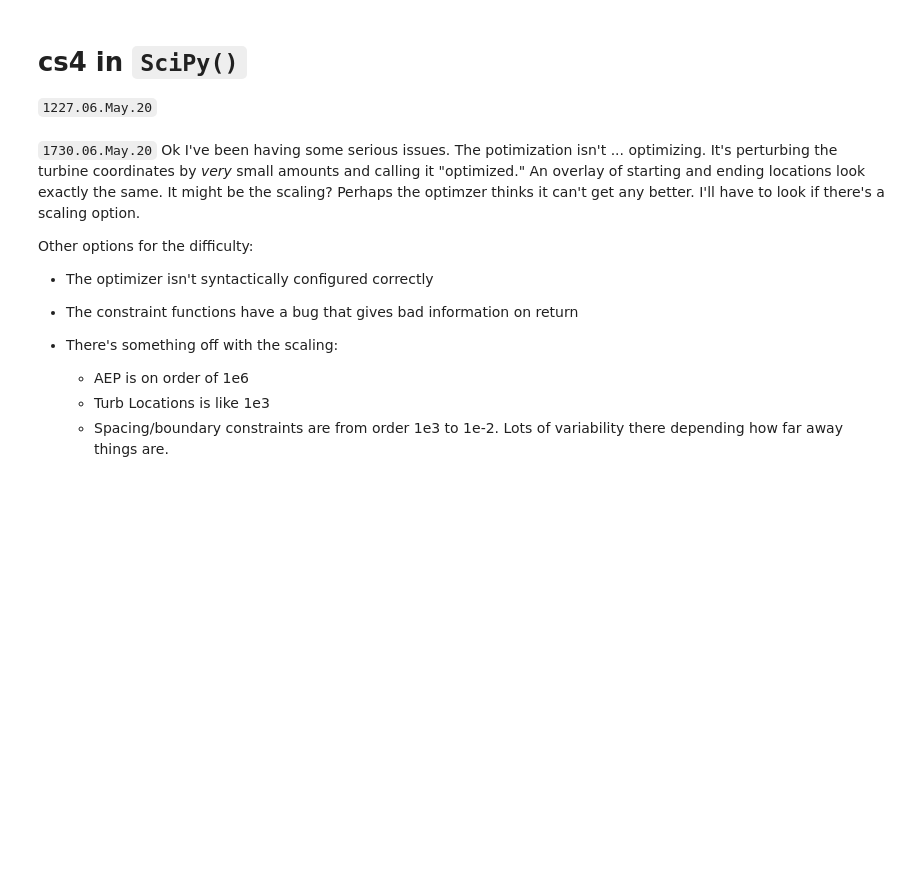
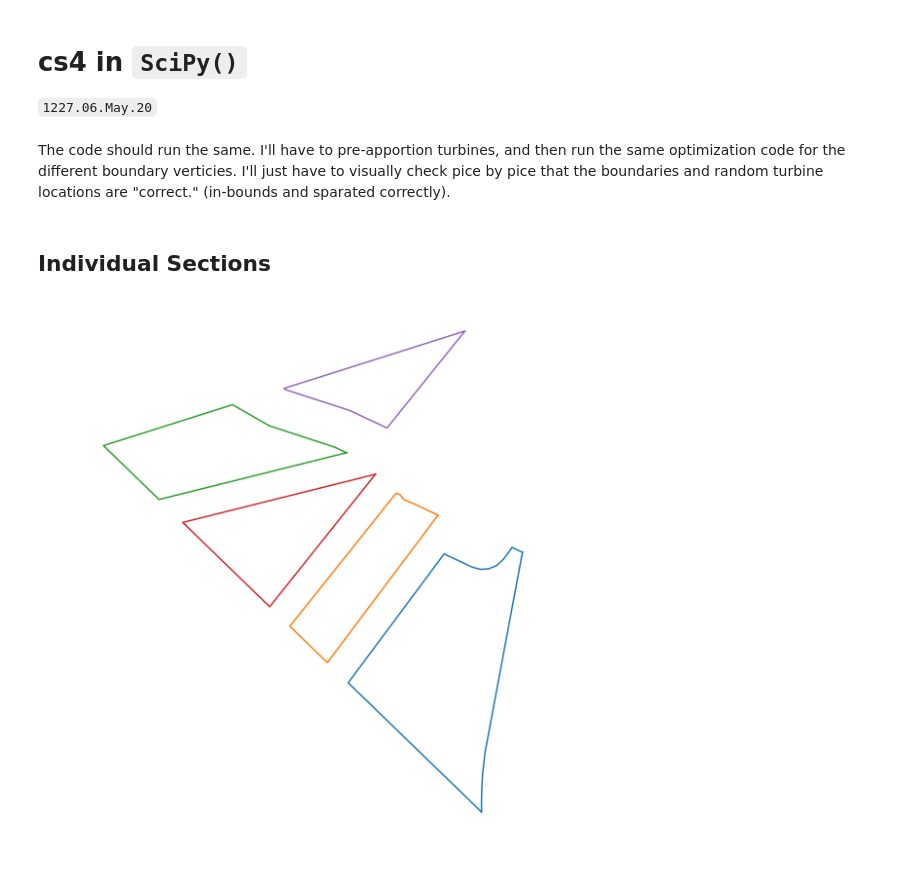
Before and after one commit to byuflowlab/iea37-casestudies-extrafiles, a Jupyter notebook: cs3-4/optimo-attempt-baker/notebook-scipy/bakerIEA37cs3-09-cs3workout.ipynb, the cells around one changed output. Drawn from its saved outputs; the diff is of its cells as text; code cells hidden in the pictures; blank space fills up the shorter version.

```diff
--- a/cs3-4/optimo-attempt-baker/notebook-scipy/bakerIEA37cs3-09-cs3workout.ipynb
+++ b/cs3-4/optimo-attempt-baker/notebook-scipy/bakerIEA37cs3-09-cs3workout.ipynb
@@ -47,16 +217,42 @@ In trying to transfer files to the workstation I realized everything is abit dou
 # cs4 in `SciPy()`
 
 `1227.06.May.20`
-# %% [markdown]
-`1730.06.May.20` Ok I've been having some serious issues. The potimization isn't ... optimizing. It's perturbing the turbine coordinates by *very* small amounts and calling it "optimized." An overlay of starting and ending locations look exactly the same. It might be the scaling? Perhaps the optimzer thinks it can't get any better. I'll have to look if there's a scaling option.
-
-Other options for the difficulty:
-
-- The optimizer isn't syntactically configured correctly
-
-- The constraint functions have a bug that gives bad information on return
-
-- There's something off with the scaling:
-   - AEP is on order of 1e6
-   - Turb Locations is like 1e3
-   - Spacing/boundary constraints are from order 1e3 to 1e-2. Lots of variability there depending how far away things are.
+# %% [markdown]
+The code should run the same. I'll have to pre-apportion turbines, and then run the same optimization code for the different boundary verticies. I'll just have to visually check pice by pice that the boundaries and random turbine locations are "correct." (in-bounds and sparated correctly).
+# %% [markdown]
+## Individual Sections
+# %%
+#-- Load all section vertices --#
+# Run the code previously written
+%run "../baker_cs34_functions.py"
+numGridLines = 25                   # How many gridlines we'll use for the visualization
+
+#- Rip the boundary coordinates from the .yaml file -#
+fn = "../../startup-files/iea37-boundary-cs4.yaml"
+[coordList3a, coordList3b, coordList4a, coordList4b, coordList4c] = getTurbAtrbtCs4YAML(fn)
+#print(coordList3a)
+#print(coordList3b)
+clsdBP3a = closeBndryList(coordList3a)    # Duplicate the first coordinate for a closed boundary
+coordList3b = np.roll(coordList3b, 1)     # Shift our points to the right so rightmost vertex is zero
+clsdBP3b = closeBndryList(coordList3b)    # Duplicate the first coordinate for a closed boundary
+coordList4a = np.roll(coordList4a, -3)    # Shift our points to the left so rightmost vertex is zero
+clsdBP4a = closeBndryList(coordList4a)    # Duplicate the first coordinate for a closed boundary
+clsdBP4b = closeBndryList(coordList4b)    # Duplicate the first coordinate for a closed boundary
+clsdBP4c = closeBndryList(coordList4c)    # Duplicate the first coordinate for a closed boundary
+
+numTurbsCs3 = 25
+numTurbs3a = 31
+numTurbs3b = 11
+numTurbs4a = 14
+numTurbs4b = 16
+numTurbs4c = 9
+# %%
+#-- Print the full farm --#
+plt.figure(figsize=(20,10))
+printBoundary(clsdBP3a)
+printBoundary(clsdBP3b)
+printBoundary(clsdBP4a)
+printBoundary(clsdBP4b)
+printBoundary(clsdBP4c)
+# %% [output]
+[figure, added]
```
Also changed, not shown: parts of 57 cells of this notebook, 49 other files.
